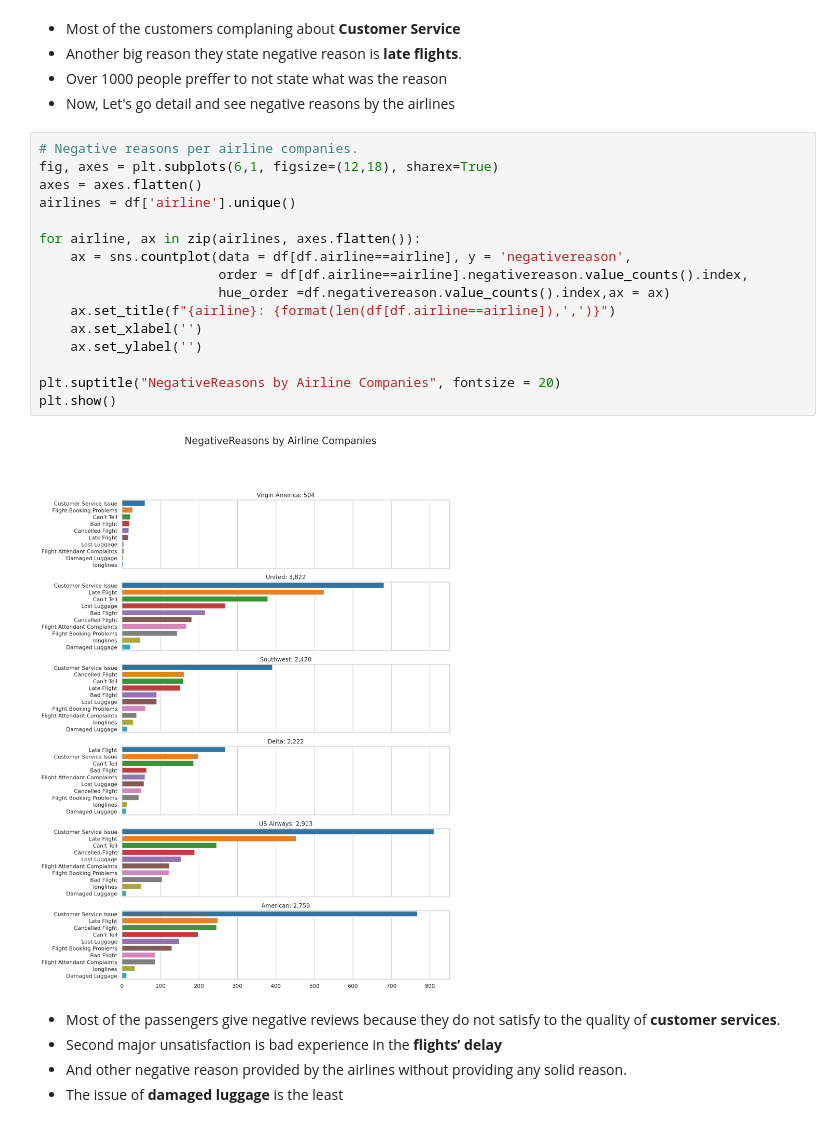
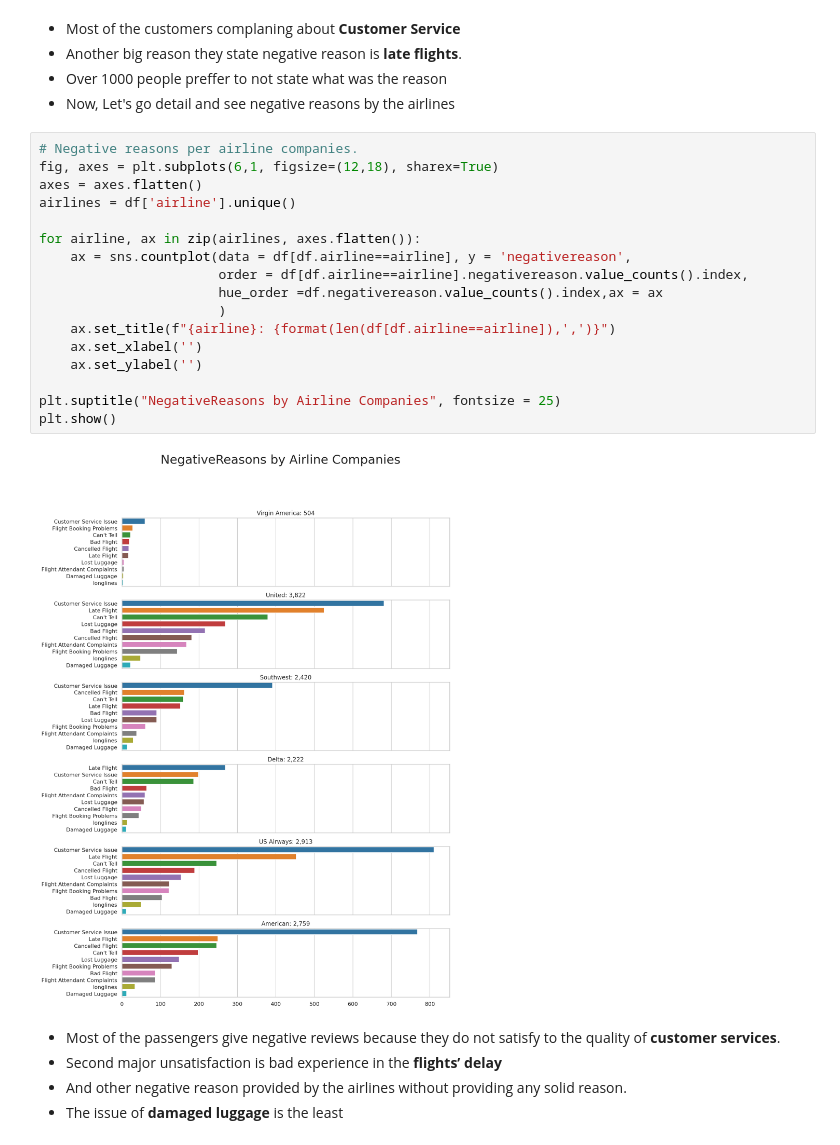
Before and after one commit to jadecebeci/Twitter-Sentiment-Analysis-on-Airlines, a Jupyter notebook: Exploratory_Data_Analysis.ipynb, the cells around one changed output. Drawn from its saved outputs; the diff is of its cells as text.

```diff
--- a/Exploratory_Data_Analysis.ipynb
+++ b/Exploratory_Data_Analysis.ipynb
@@ -385,21 +385,22 @@ plt.show()
 # %%
 # Negative reasons per airline companies.
 fig, axes = plt.subplots(6,1, figsize=(12,18), sharex=True)
 axes = axes.flatten()
 airlines = df['airline'].unique()
 
 for airline, ax in zip(airlines, axes.flatten()):
     ax = sns.countplot(data = df[df.airline==airline], y = 'negativereason',
                        order = df[df.airline==airline].negativereason.value_counts().index,
-                       hue_order =df.negativereason.value_counts().index,ax = ax)
+                       hue_order =df.negativereason.value_counts().index,ax = ax
+                       )
     ax.set_title(f"{airline}: {format(len(df[df.airline==airline]),',')}")
     ax.set_xlabel('')
     ax.set_ylabel('')
 
-plt.suptitle("NegativeReasons by Airline Companies", fontsize = 20)
+plt.suptitle("NegativeReasons by Airline Companies", fontsize = 25)
 plt.show()
 # %% [output]
-[figure, old version]
+[figure, new version]
 # %% [markdown]
 
 - Most of the passengers give negative reviews because they do not satisfy to the quality of **customer services**.
```
Also changed, not shown: parts of 5 cells of this notebook.
